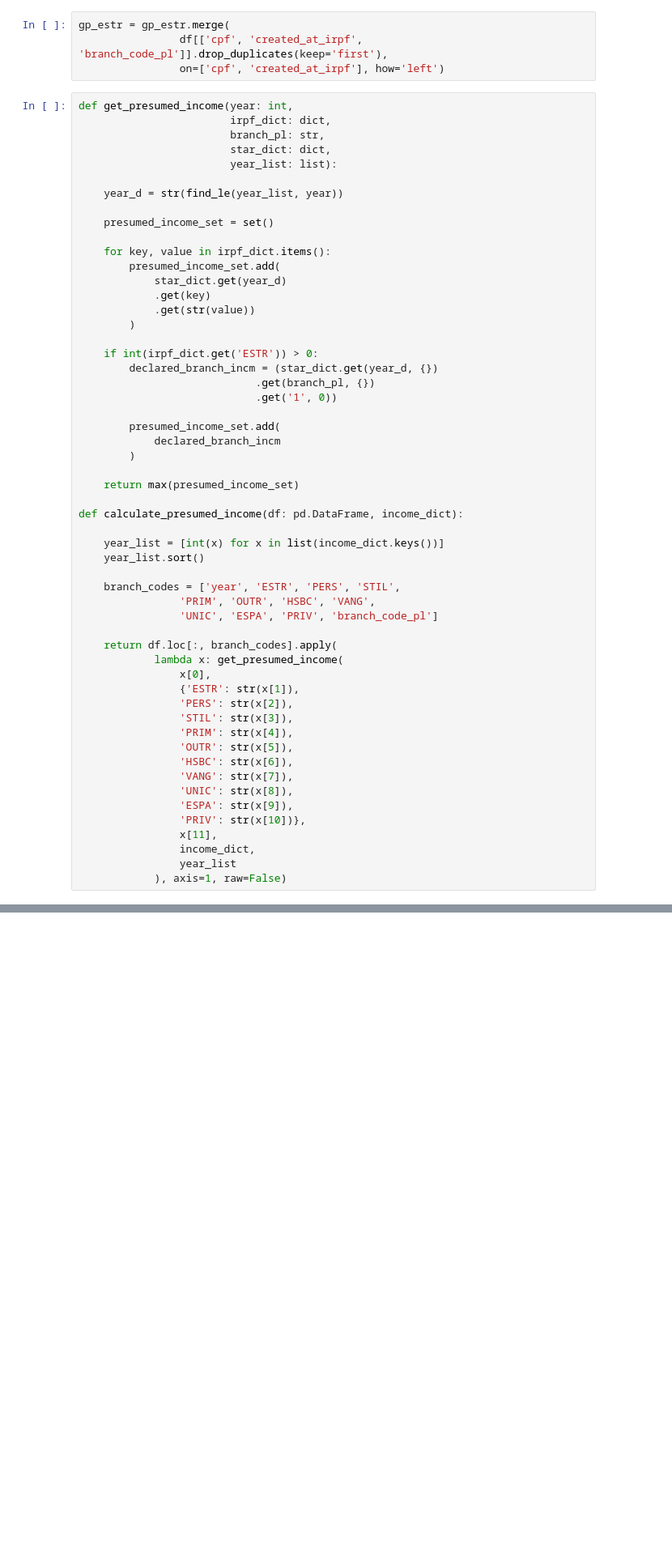
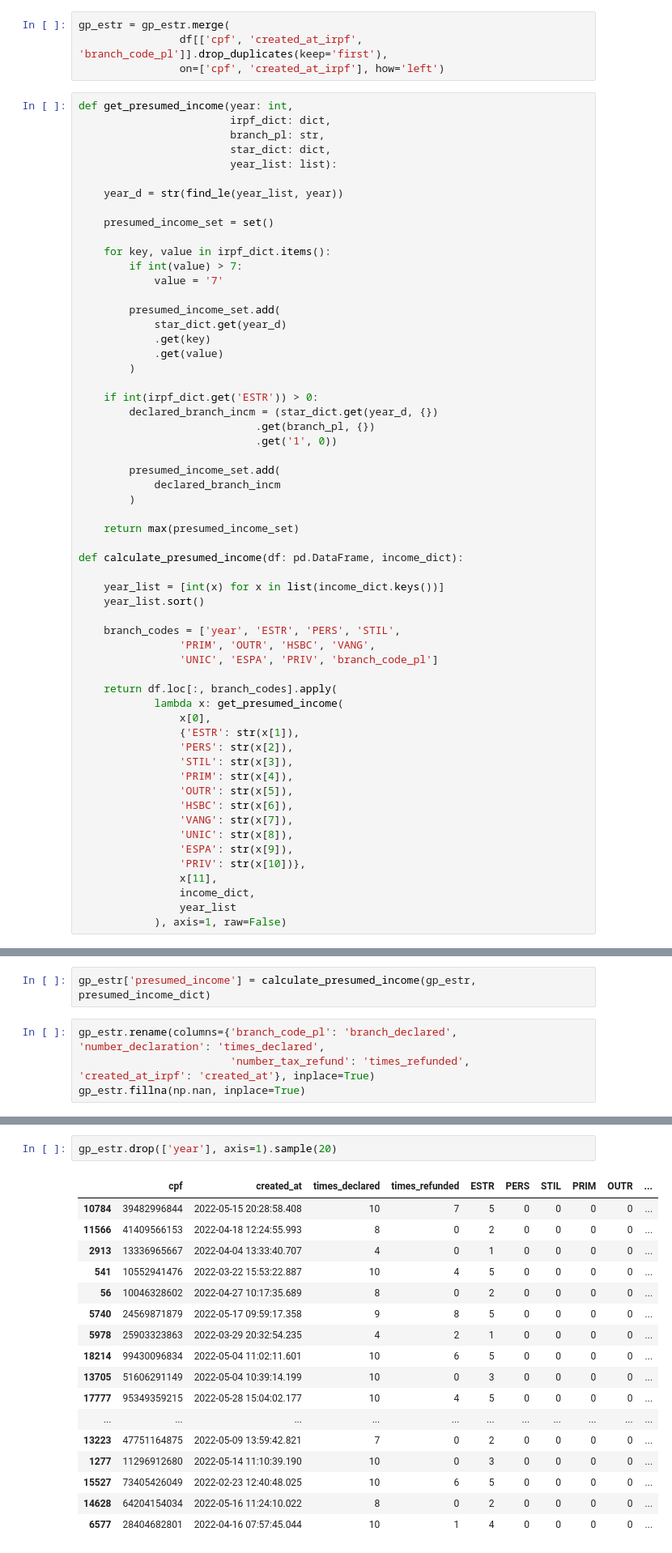
Before and after one commit to jardesonbarbosa-openco/fs_preprocessing, a Jupyter notebook: notebooks/data_analysis.ipynb, the cells around one changed output, grey strips where cells are left out. Shown: that part at 81% size. Cells and saved outputs as stored; diff of their text form; blank space fills up the shorter version.

```diff
--- a/notebooks/data_analysis.ipynb
+++ b/notebooks/data_analysis.ipynb
@@ -319,10 +323,13 @@ def get_presumed_income(year: int,
     presumed_income_set = set()
 
     for key, value in irpf_dict.items():
+        if int(value) > 7:
+            value = '7'
+
         presumed_income_set.add(
             star_dict.get(year_d)
             .get(key)
-            .get(str(value))
+            .get(value)
         )
 
     if int(irpf_dict.get('ESTR')) > 0:
@@ -375,0 +372,6 @@ TypeError: '>' not supported between instances of 'NoneType' and 'int'
+# %%
+gp_estr['presumed_income'] = calculate_presumed_income(gp_estr, presumed_income_dict)
+# %%
+gp_estr.rename(columns={'branch_code_pl': 'branch_declared', 'number_declaration': 'times_declared',
+                        'number_tax_refund': 'times_refunded', 'created_at_irpf': 'created_at'}, inplace=True)
+gp_estr.fillna(np.nan, inplace=True)
@@ -376,3 +380,23 @@ TypeError: '>' not supported between instances of 'NoneType' and 'int'
+# %%
+gp_estr.drop(['year'], axis=1).sample(20)
+# %% [output]
+|  | cpf | created_at | times_declared | times_refunded | ESTR | PERS | STIL | PRIM | OUTR | ... |
+| 10784 | 39482996844 | 2022-05-15 20:28:58.408 | 10 | 7 | 5 | 0 | 0 | 0 | 0 | ... |
+| 11566 | 41409566153 | 2022-04-18 12:24:55.993 | 8 | 0 | 2 | 0 | 0 | 0 | 0 | ... |
+| 2913 | 13336965667 | 2022-04-04 13:33:40.707 | 4 | 0 | 1 | 0 | 0 | 0 | 0 | ... |
+| 541 | 10552941476 | 2022-03-22 15:53:22.887 | 10 | 4 | 5 | 0 | 0 | 0 | 0 | ... |
+| 56 | 10046328602 | 2022-04-27 10:17:35.689 | 8 | 0 | 2 | 0 | 0 | 0 | 0 | ... |
+| 5740 | 24569871879 | 2022-05-17 09:59:17.358 | 9 | 8 | 5 | 0 | 0 | 0 | 0 | ... |
+| 5978 | 25903323863 | 2022-03-29 20:32:54.235 | 4 | 2 | 1 | 0 | 0 | 0 | 0 | ... |
+| 18214 | 99430096834 | 2022-05-04 11:02:11.601 | 10 | 6 | 5 | 0 | 0 | 0 | 0 | ... |
+| 13705 | 51606291149 | 2022-05-04 10:39:14.199 | 10 | 0 | 3 | 0 | 0 | 0 | 0 | ... |
+| 17777 | 95349359215 | 2022-05-28 15:04:02.177 | 10 | 4 | 5 | 0 | 0 | 0 | 0 | ... |
+| ... | ... | ... | ... | ... | ... | ... | ... | ... | ... | ... |
+| 13223 | 47751164875 | 2022-05-09 13:59:42.821 | 7 | 0 | 2 | 0 | 0 | 0 | 0 | ... |
+| 1277 | 11296912680 | 2022-05-14 11:10:39.190 | 10 | 0 | 3 | 0 | 0 | 0 | 0 | ... |
+| 15527 | 73405426049 | 2022-02-23 12:40:48.025 | 10 | 6 | 5 | 0 | 0 | 0 | 0 | ... |
+| 14628 | 64204154034 | 2022-05-16 11:24:10.022 | 8 | 0 | 2 | 0 | 0 | 0 | 0 | ... |
+| 6577 | 28404682801 | 2022-04-16 07:57:45.044 | 10 | 1 | 4 | 0 | 0 | 0 | 0 | ... |
 # %%
 ### max(ESTR.get(value), max(Agencias IRPF), max (agencia declarada))
 
```
Also changed, not shown: parts of 4 cells of this notebook, 10 other files.
